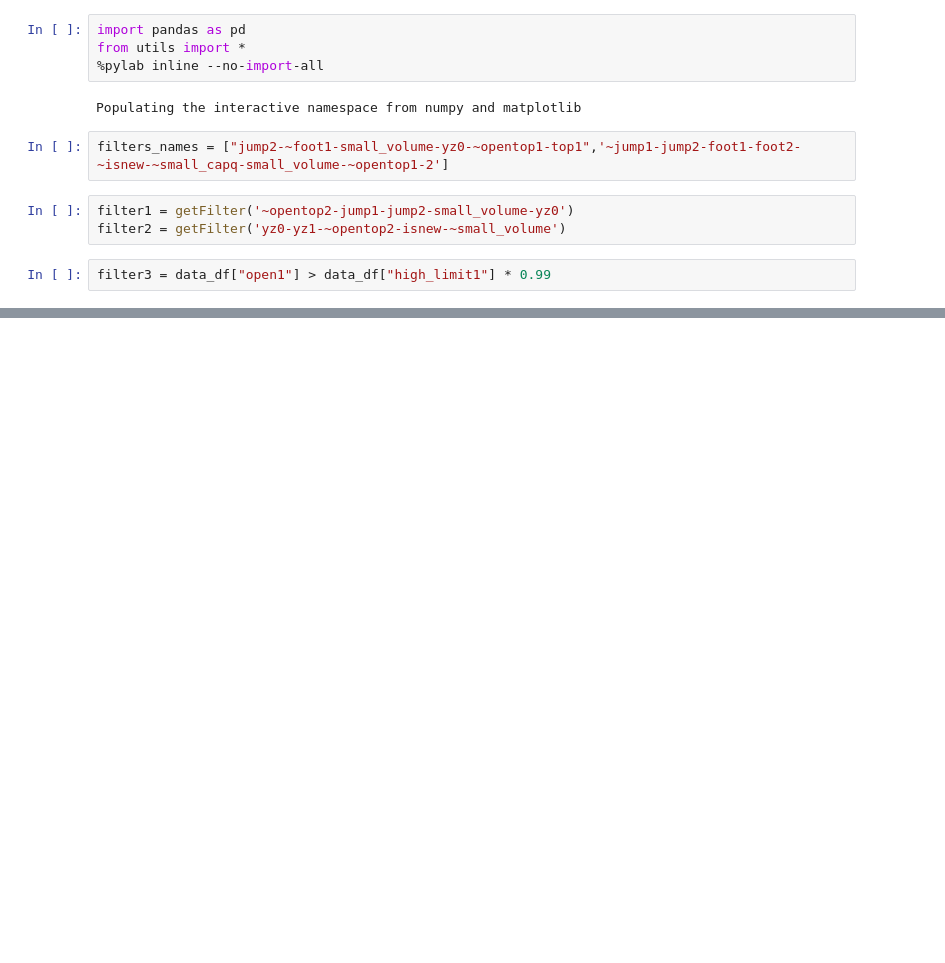
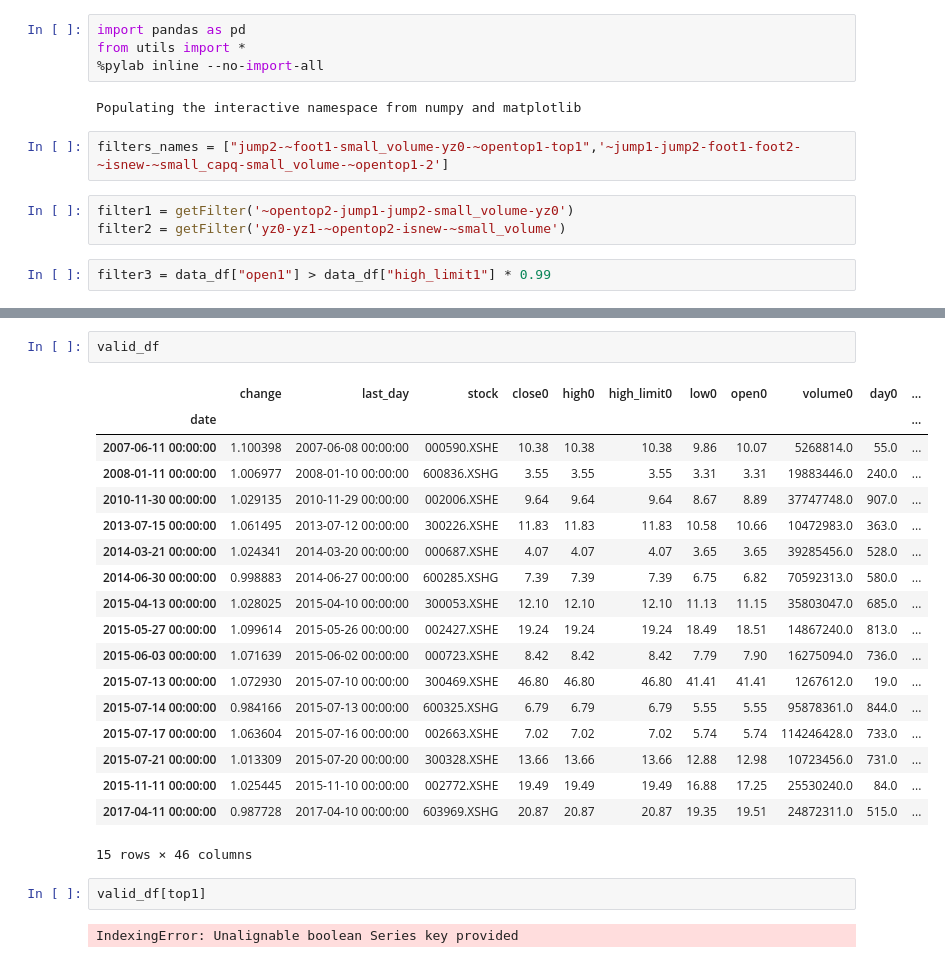
Before and after one commit to StockFucker/top, a Jupyter notebook: strategy.ipynb, the cells around one changed output, grey strips where cells are left out. Cells and saved outputs as stored; diff of their text form; blank space fills up the shorter version.

```diff
--- a/strategy.ipynb
+++ b/strategy.ipynb
@@ -56,0 +123,25 @@ recent
+# %%
+valid_df
+# %% [output]
+|  | change | last_day | stock | close0 | high0 | high_limit0 | low0 | open0 | volume0 | day0 | ... |
+| date |  |  |  |  |  |  |  |  |  |  | ... |
+| 2007-06-11 00:00:00 | 1.100398 | 2007-06-08 00:00:00 | 000590.XSHE | 10.38 | 10.38 | 10.38 | 9.86 | 10.07 | 5268814.0 | 55.0 | ... |
+| 2008-01-11 00:00:00 | 1.006977 | 2008-01-10 00:00:00 | 600836.XSHG | 3.55 | 3.55 | 3.55 | 3.31 | 3.31 | 19883446.0 | 240.0 | ... |
+| 2010-11-30 00:00:00 | 1.029135 | 2010-11-29 00:00:00 | 002006.XSHE | 9.64 | 9.64 | 9.64 | 8.67 | 8.89 | 37747748.0 | 907.0 | ... |
+| 2013-07-15 00:00:00 | 1.061495 | 2013-07-12 00:00:00 | 300226.XSHE | 11.83 | 11.83 | 11.83 | 10.58 | 10.66 | 10472983.0 | 363.0 | ... |
+| 2014-03-21 00:00:00 | 1.024341 | 2014-03-20 00:00:00 | 000687.XSHE | 4.07 | 4.07 | 4.07 | 3.65 | 3.65 | 39285456.0 | 528.0 | ... |
+| 2014-06-30 00:00:00 | 0.998883 | 2014-06-27 00:00:00 | 600285.XSHG | 7.39 | 7.39 | 7.39 | 6.75 | 6.82 | 70592313.0 | 580.0 | ... |
+| 2015-04-13 00:00:00 | 1.028025 | 2015-04-10 00:00:00 | 300053.XSHE | 12.10 | 12.10 | 12.10 | 11.13 | 11.15 | 35803047.0 | 685.0 | ... |
+| 2015-05-27 00:00:00 | 1.099614 | 2015-05-26 00:00:00 | 002427.XSHE | 19.24 | 19.24 | 19.24 | 18.49 | 18.51 | 14867240.0 | 813.0 | ... |
+| 2015-06-03 00:00:00 | 1.071639 | 2015-06-02 00:00:00 | 000723.XSHE | 8.42 | 8.42 | 8.42 | 7.79 | 7.90 | 16275094.0 | 736.0 | ... |
+| 2015-07-13 00:00:00 | 1.072930 | 2015-07-10 00:00:00 | 300469.XSHE | 46.80 | 46.80 | 46.80 | 41.41 | 41.41 | 1267612.0 | 19.0 | ... |
+| 2015-07-14 00:00:00 | 0.984166 | 2015-07-13 00:00:00 | 600325.XSHG | 6.79 | 6.79 | 6.79 | 5.55 | 5.55 | 95878361.0 | 844.0 | ... |
+| 2015-07-17 00:00:00 | 1.063604 | 2015-07-16 00:00:00 | 002663.XSHE | 7.02 | 7.02 | 7.02 | 5.74 | 5.74 | 114246428.0 | 733.0 | ... |
+| 2015-07-21 00:00:00 | 1.013309 | 2015-07-20 00:00:00 | 300328.XSHE | 13.66 | 13.66 | 13.66 | 12.88 | 12.98 | 10723456.0 | 731.0 | ... |
+| 2015-11-11 00:00:00 | 1.025445 | 2015-11-10 00:00:00 | 002772.XSHE | 19.49 | 19.49 | 19.49 | 16.88 | 17.25 | 25530240.0 | 84.0 | ... |
+| 2017-04-11 00:00:00 | 0.987728 | 2017-04-10 00:00:00 | 603969.XSHG | 20.87 | 20.87 | 20.87 | 19.35 | 19.51 | 24872311.0 | 515.0 | ... |
+15 rows × 46 columns
+# %%
+valid_df[top1]
+# %% [output]
+IndexingError: Unalignable boolean Series key provided
```
Also changed, not shown: parts of 10 cells of this notebook, 8 other files.
